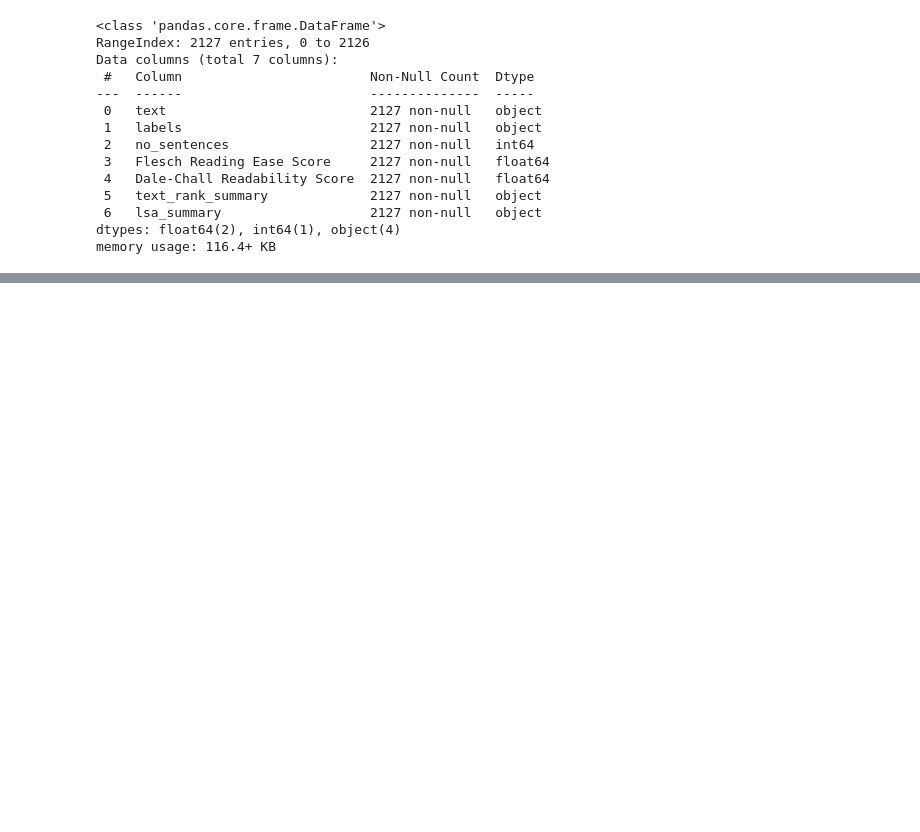
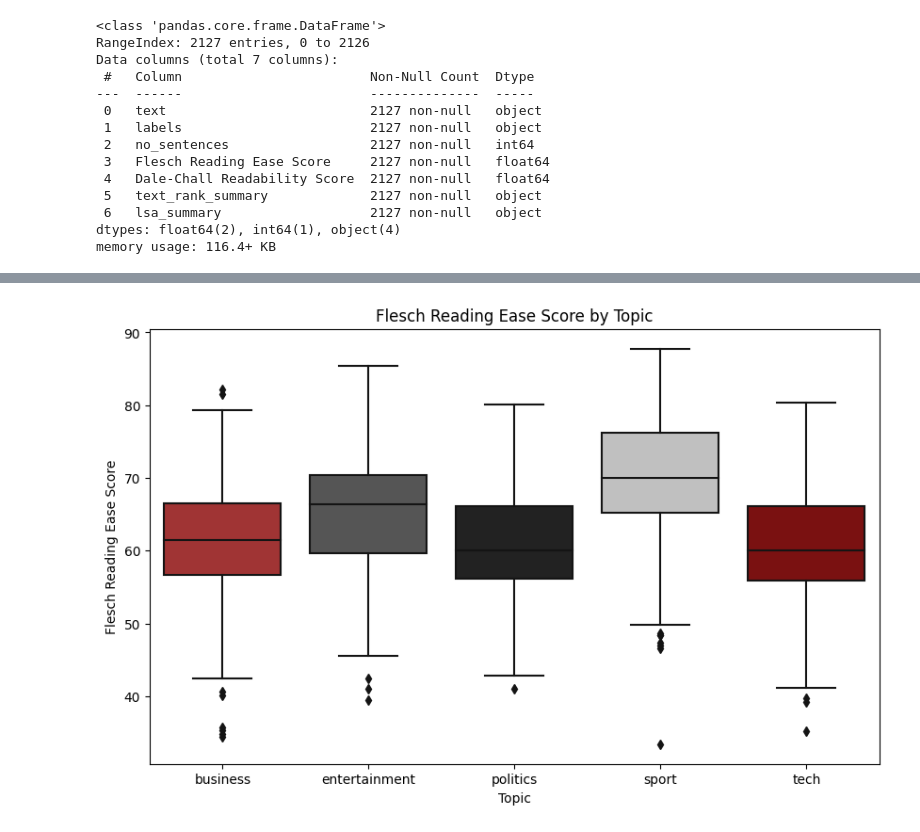
Before and after one commit to marwahfaraj/BBC_new_topic_classification, a Jupyter notebook: code.ipynb, the cells around one changed output, grey strips where cells are left out. Cells and saved outputs as stored; diff of their text form; code cells hidden in the pictures; blank space fills up the shorter version.

```diff
--- a/code.ipynb
+++ b/code.ipynb
@@ -30,0 +80,12 @@ memory usage: 116.4+ KB
+# %%
+# Adjusting the colors for Flesch Reading Ease Score per topic
+plt.figure(figsize=(10, 6))
+sns.boxplot(x='labels', y='Flesch Reading Ease Score', data=data, palette=['#B22222', '#555555', '#222222', '#C0C0C0', '#8B0000'])
+plt.title('Flesch Reading Ease Score by Topic', color='black')
+plt.xlabel('Topic', color='black')
+plt.ylabel('Flesch Reading Ease Score', color='black')
+plt.xticks(color='black')
+plt.yticks(color='black')
+plt.show()
+# %% [output]
+[figure, added]
```
Also changed, not shown: parts of 10 cells of this notebook.
